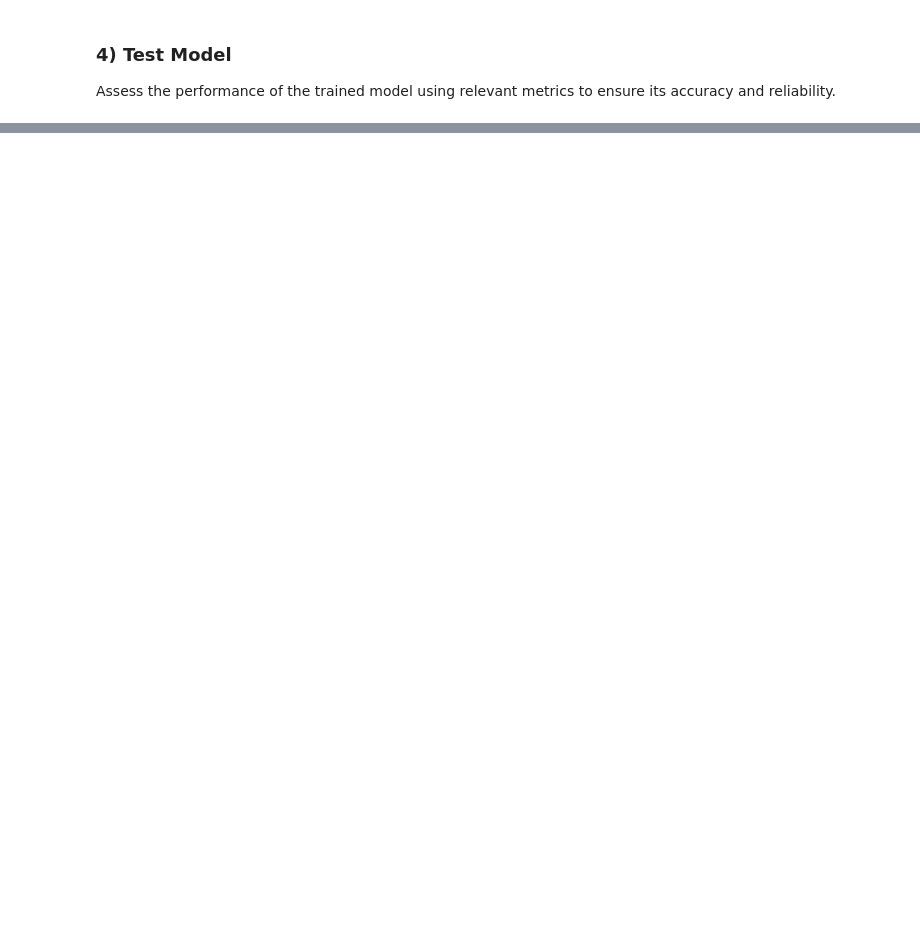
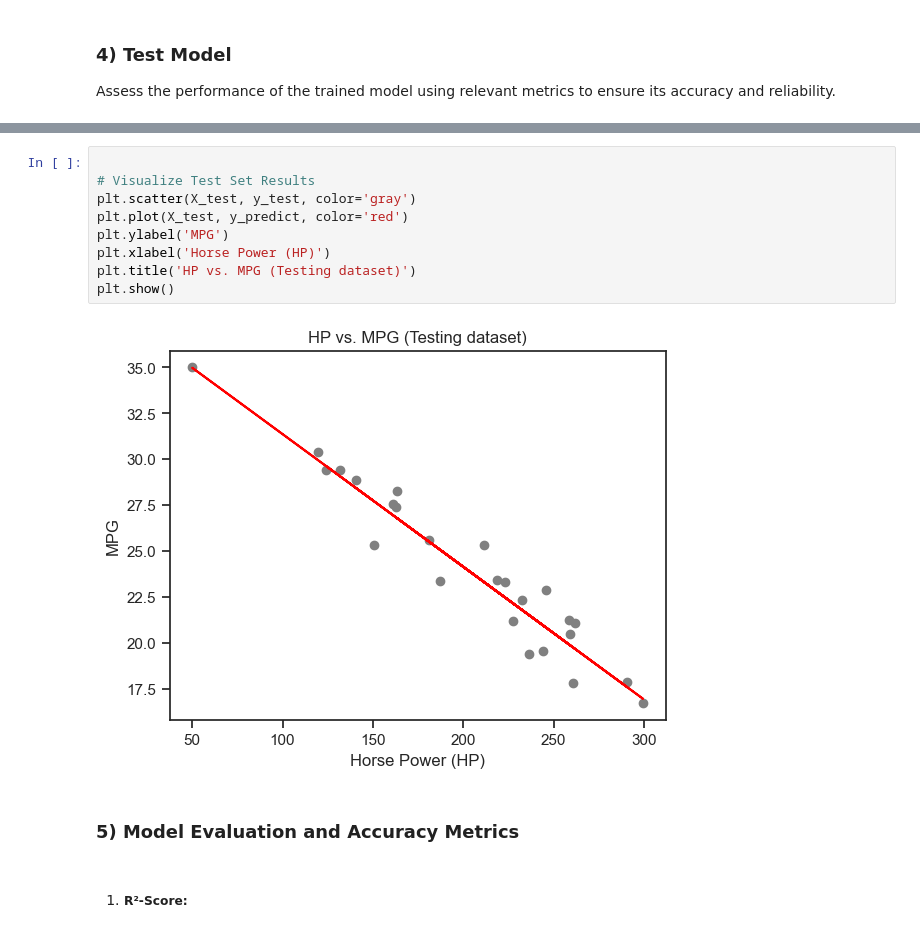
Before and after one commit to DataVizStory/Project_Fuel-Consumption_Simple-Linear-Regression, a Jupyter notebook: Fuel Consumption_Simple Linear Regression.ipynb, the cells around one changed output, grey strips where cells are left out. Cells and saved outputs as stored; diff of their text form; blank space fills up the shorter version.

```diff
--- a/Fuel Consumption_Simple Linear Regression.ipynb
+++ b/Fuel Consumption_Simple Linear Regression.ipynb
@@ -175 +175,16 @@ plt.show()
+# %%
+
+# Visualize Test Set Results
+plt.scatter(X_test, y_test, color='gray')
+plt.plot(X_test, y_predict, color='red')
+plt.ylabel('MPG')
+plt.xlabel('Horse Power (HP)')
+plt.title('HP vs. MPG (Testing dataset)')
+plt.show()
+# %% [output]
+[figure, added]
+# %% [markdown]
+### 5) Model Evaluation and Accuracy Metrics
+# %% [markdown]
+1) ##### R²-Score:
 # %%
```
Also changed, not shown: parts of 12 cells of this notebook, 1 other file.
